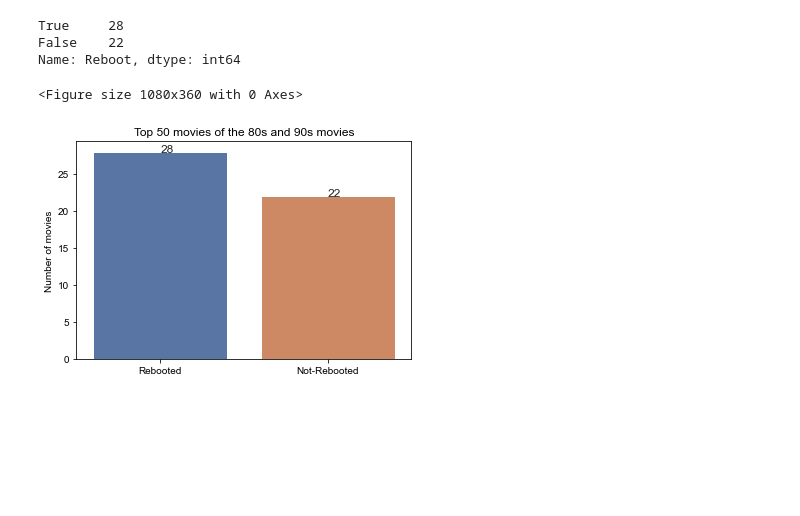
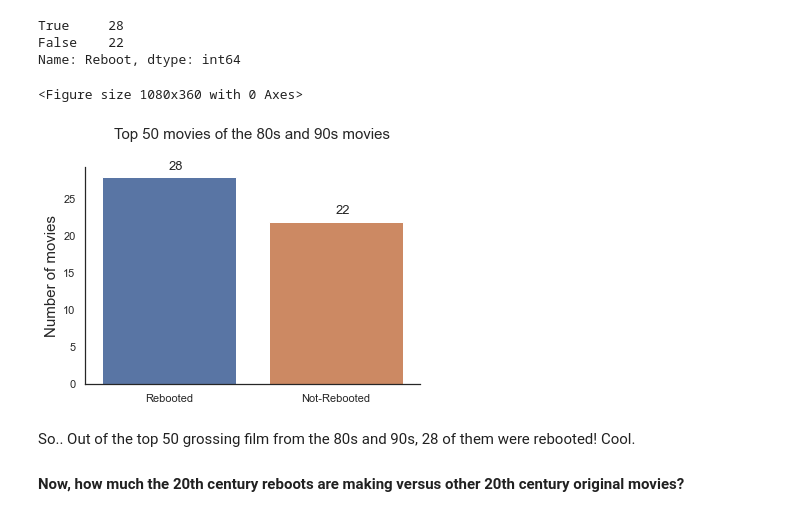
Before and after one commit to Meir-Alelov/Movie-Data-Analysis-and-Recs, a Jupyter notebook: Final_notebook.ipynb, the cells around one changed output. Drawn from its saved outputs; the diff is of its cells as text; code cells hidden in the pictures; blank space fills up the shorter version.

Commit message:
Update final and Hanis notebook, include all images of graphs

```diff
--- a/Final_notebook.ipynb
+++ b/Final_notebook.ipynb
@@ -376,27 +297,31 @@ Name: Reboot, dtype: int64
 # %%
 #plot for how many 80s and 90s movie has a remake already
 plt.figure(figsize=(15,5))
 fig, ax = plt.subplots()
 
 sns.set_theme(style="white")
 sns.barplot(['Rebooted','Not-Rebooted'], Reboot_graph.values)
 
-ax.set_title("Top 50 movies of the 80s and 90s movies")
+ax.set_title("Top 50 movies of the 80s and 90s movies", y =1.1, fontsize = 15)
 ax.set_xlabel("")
-ax.set_ylabel("Number of movies")
+ax.set_ylabel("Number of movies", fontsize = 15)
 #ax.set_xticklabels(["Not Rebooted","Rebooted"]
-plt.text(0,28,28)
-plt.text(1,22,22)
+plt.text(0,29,28, fontsize = 13)
+plt.text(1,23,22, fontsize = 13)
 
 #plt.text(32, Reboot_graph.index[0], '32')
 #ax.legend()
-
-plt.savefig('./Images/Reboot_decades.jpeg')
+sns.despine()
+plt.savefig('./Images/Reboot_decades.jpeg',bbox_inches='tight')
 
 plt.show()
 # %% [output]
 <Figure size 1080x360 with 0 Axes>
-[figure, old version]
+[figure, new version]
+# %% [markdown]
+So.. Out of the top 50 grossing film from the 80s and 90s, 28 of them were rebooted! Cool.
+
+####  Now, how much the 20th century reboots are making versus other 20th century original movies?
 # %%
 #subset df for movies which have a reboot and were were released after 2000
 rebooted_2000_df= movie_budget_df[(movie_budget_df['Reboot']==True) & (movie_budget_df['Year']>2000)]
```
Also changed, not shown: parts of 115 cells of this notebook, 9 other files.
